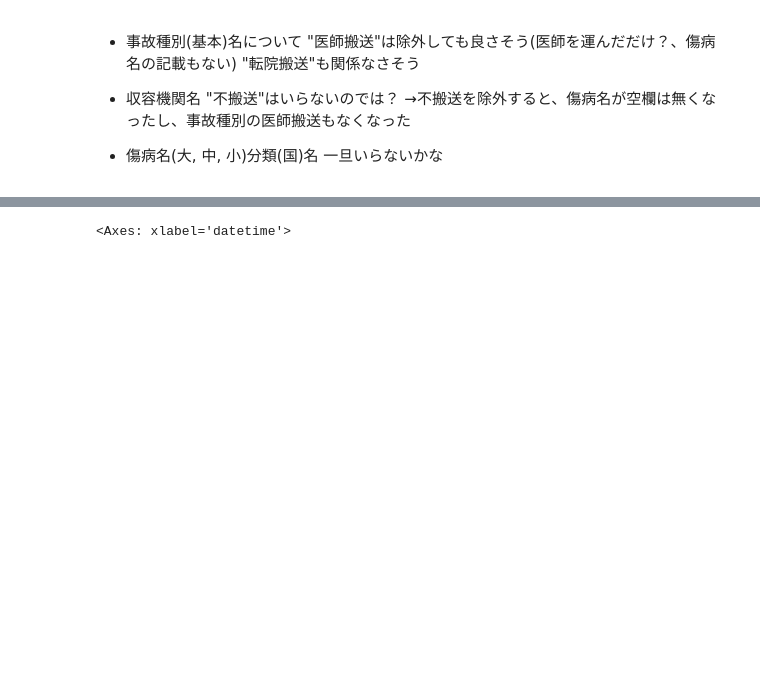
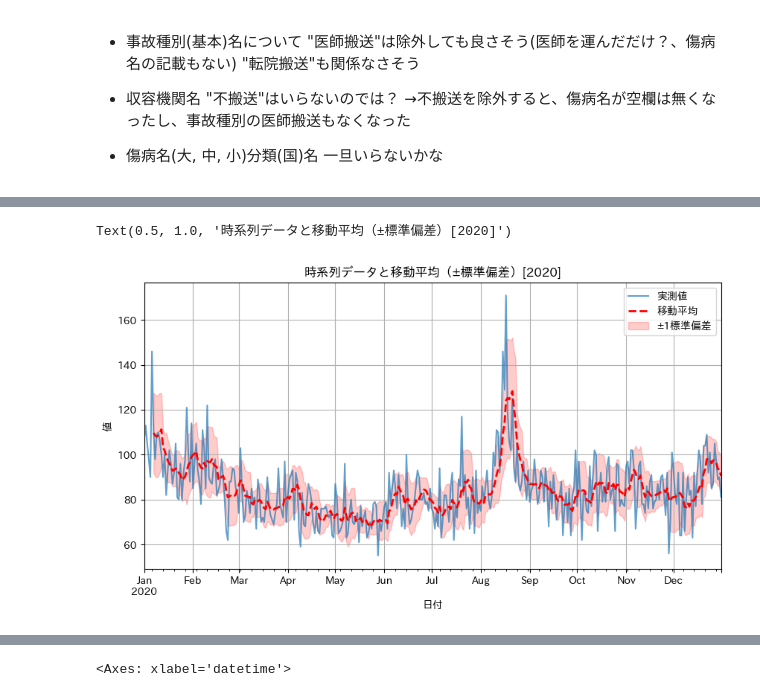
Before and after one commit to Methanon46/hm_ambulance, a Jupyter notebook: notebook/eda.ipynb, the cells around one changed output, grey strips where cells are left out. Drawn from its saved outputs; the diff is of its cells as text; code cells hidden in the pictures; blank space fills up the shorter version.

```diff
--- a/notebook/eda.ipynb
+++ b/notebook/eda.ipynb
@@ -76,0 +133,10 @@ df_clean.傷病名.to_csv("../output/傷病名一覧.csv",index=None)
+# %%
+year = 2020
+fig = plt.figure(figsize=(10, 5))
+ax = fig.add_subplot(1,1,1)
+_, ax = calculate_rolling_stats(df_datebase[f"{year}/1/1":f"{year}/12/31"],"count", ax=ax)
+title = ax.get_title()
+ax.set_title(title + f"[{year}]")
+# %% [output]
+Text(0.5, 1.0, '時系列データと移動平均（±標準偏差）[2020]')
+[figure, added]
```
Also changed, not shown: parts of 6 cells of this notebook, 6 other files.
